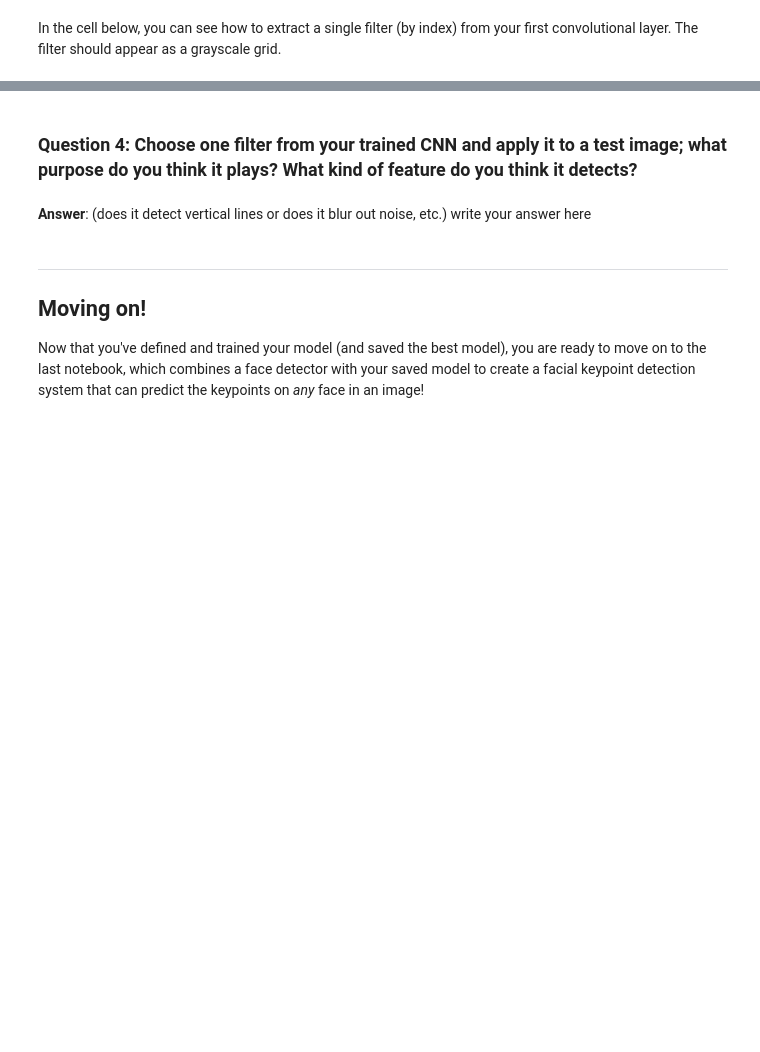
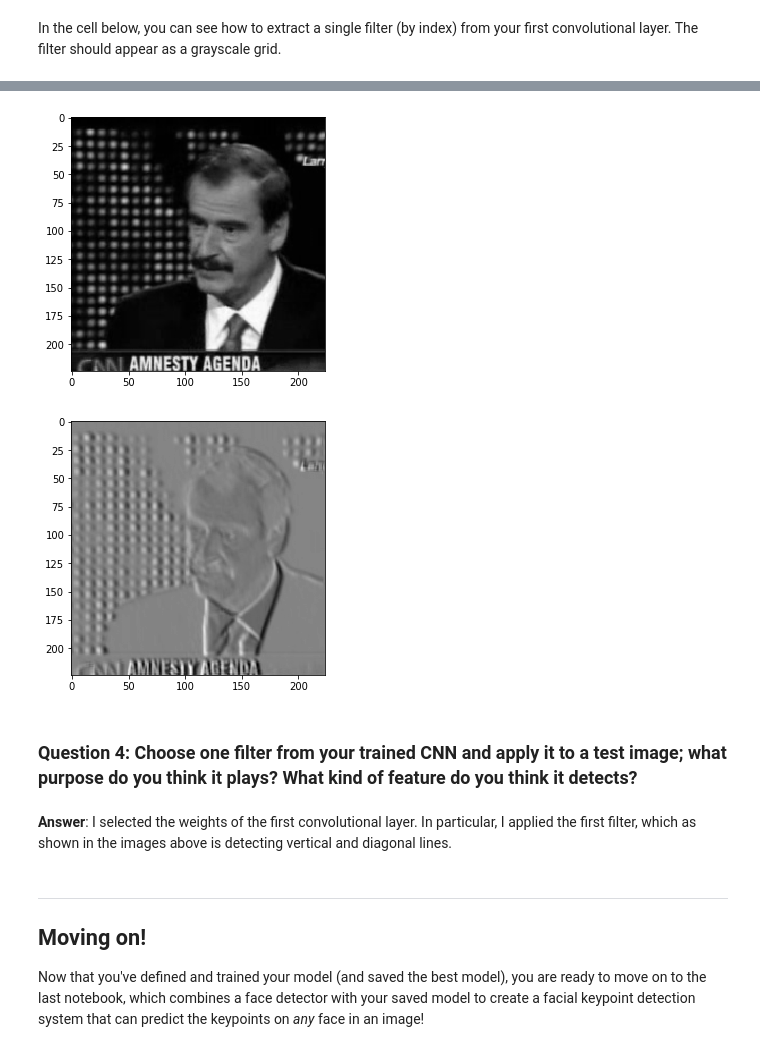
Before and after one commit to jesus-a-martinez-v/facial-keypoints, a Jupyter notebook: 2. Define the Network Architecture.ipynb, the cells around one changed output, grey strips where cells are left out. Drawn from its saved outputs; the diff is of its cells as text; code cells hidden in the pictures; blank space fills up the shorter version.

Commit message:
Answers questions.

```diff
--- a/2. Define the Network Architecture.ipynb
+++ b/2. Define the Network Architecture.ipynb
@@ -133,15 +128,12 @@ from torchvision import transforms, utils
 # the dataset we created in Notebook 1 is copied in the helper file `data_load.py`
 from data_load import FacialKeypointsDataset
 # the transforms we defined in Notebook 1 are in the helper file `data_load.py`
-from data_load import Rescale, RandomCrop, Normalize, ToTensor, RandomHorizontalFlip
+from data_load import Rescale, Normalize, ToTensor
 
 
-## TODO: define the data_transform using transforms.Compose([all tx's, . , .])
+## define the data_transform using transforms.Compose([all tx's, . , .])
 # order matters! i.e. rescaling should come before a smaller crop
-data_transform = transforms.Compose([# RandomHorizontalFlip(),
-                                     # Rescale(250),
-                                     # RandomCrop(224),
-                                     Rescale((224, 224)),
+data_transform = transforms.Compose([Rescale((224, 224)),
                                      Normalize(),
                                      ToTensor()])
 
@@ -579,7 +574,42 @@ Next, choose a test image and filter it with one of the convolutional kernels in
+# %%
+## load in and display any image from the transformed test dataset
+
+dataiter = iter(test_loader)
+sample = dataiter.next()
+image = sample['image'][0]
+image = image.numpy()
+
+## Using cv's filter2D function,
+## apply a specific set of filter weights (like the one displayed above) to the test image
+img = np.squeeze(image)
+
+# Use OpenCV's filter2D function
+# apply a specific set of filter weights (like the one's displayed above) to the test image
+
+import cv2
+plt.figure(figsize=(10, 5))
+plt.subplot(1, 2, 1)
+plt.imshow(img, cmap='gray')  # Show the grayscale image.
+
+weights = net.convolution_1.weight.data
+w = weights.numpy()
+
+img_copy = np.copy(img)
+kernel_filter = w[0][0]
+c = cv2.filter2D(img_copy, -1, kernel_filter)
+
+plt.figure(figsize=(10, 5))
+plt.subplot(1, 2, 2)
+plt.imshow(c, cmap='gray') # Show the filtered image.
+
+plt.show()
+# %% [output]
+[figure, added]
+[figure, added]
 # %% [markdown]
 ### Question 4: Choose one filter from your trained CNN and apply it to a test image; what purpose do you think it plays? What kind of feature do you think it detects?
-# %% [markdown]
-**Answer**: (does it detect vertical lines or does it blur out noise, etc.) write your answer here
+# %% [markdown]
+**Answer**: I selected the weights of the first convolutional layer. In particular, I applied the first filter, which as shown in the images above is detecting vertical and diagonal lines.
 # %% [markdown]
 ---
 ## Moving on!
```
Also changed, not shown: parts of 11 cells of this notebook, 1 other file.
